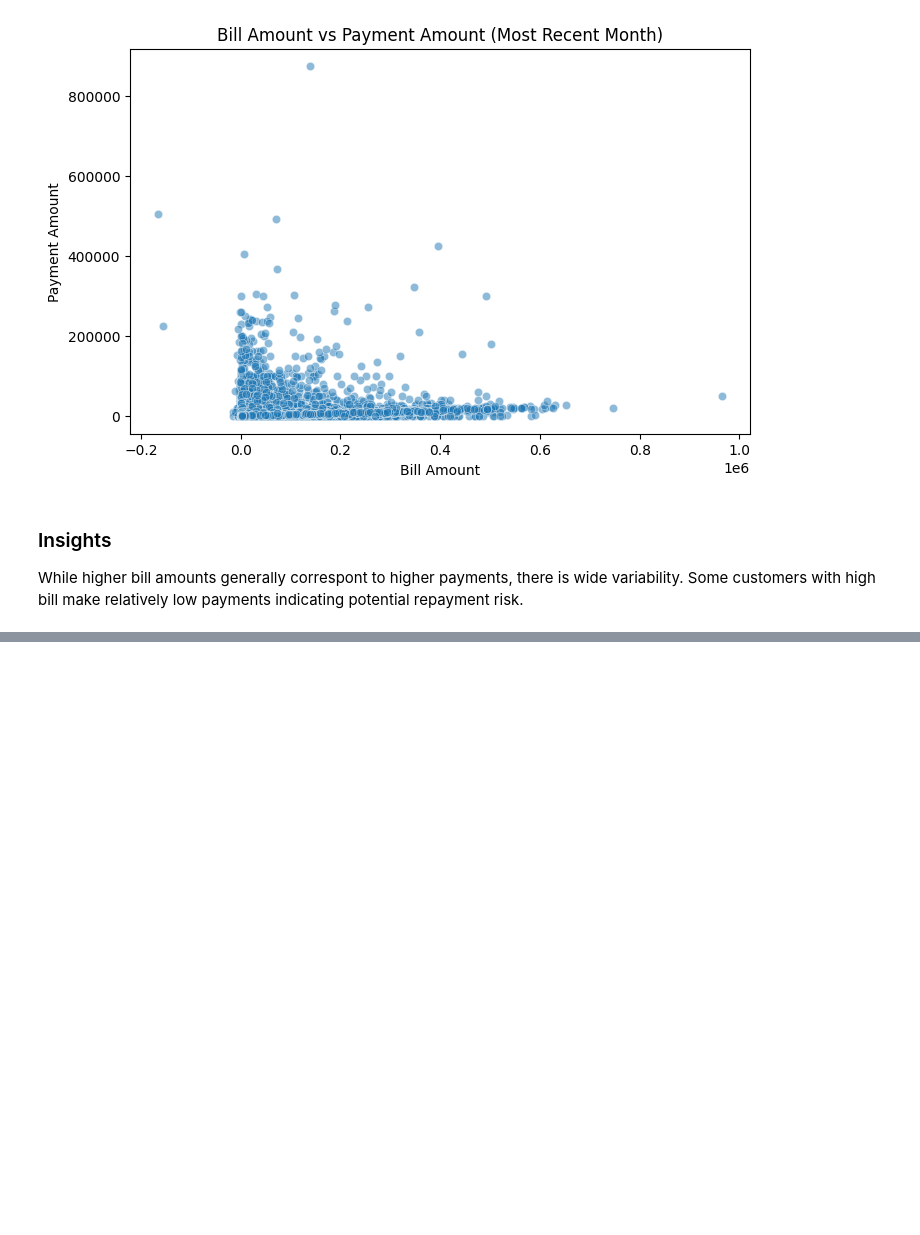
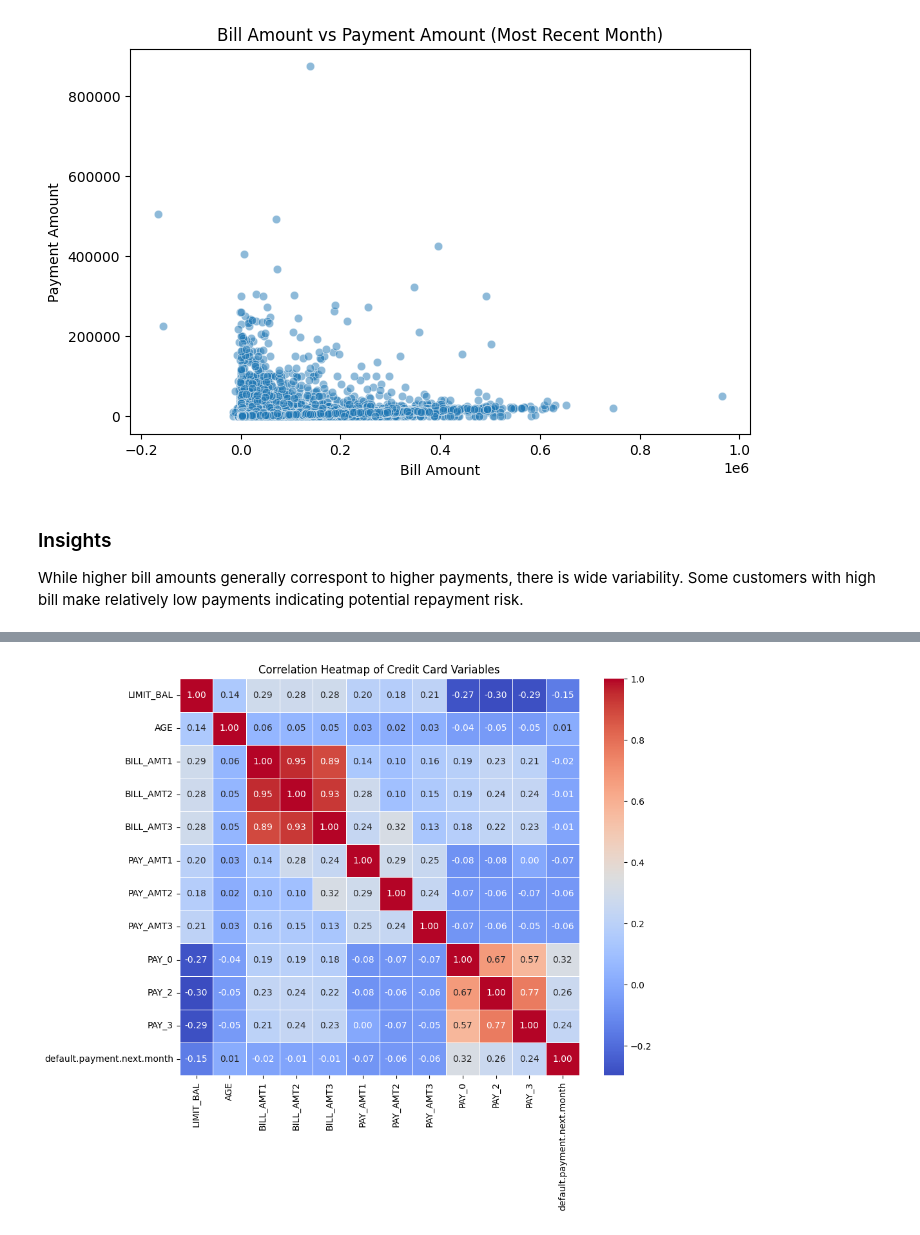
Before and after one commit to ayush2282/finance_credit_eda, a Jupyter notebook: 03_eda_visualization.ipynb, the cells around one changed output, grey strips where cells are left out. Cells and saved outputs as stored; diff of their text form; code cells hidden in the pictures; blank space fills up the shorter version.

```diff
--- a/03_eda_visualization.ipynb
+++ b/03_eda_visualization.ipynb
@@ -167,0 +173,19 @@ While higher bill amounts generally correspont to higher payments, there is wide
+# %%
+numeric_cols = ['LIMIT_BAL','AGE',
+                'BILL_AMT1','BILL_AMT2','BILL_AMT3',
+                'PAY_AMT1','PAY_AMT2','PAY_AMT3',
+                'PAY_0','PAY_2','PAY_3',
+                'default.payment.next.month']
+
+corr_matrix = df[numeric_cols].corr()
+# %%
+plt.figure(figsize=(10,8))
+sns.heatmap(corr_matrix,
+            annot = True,
+            fmt = ".2f",
+            cmap = "coolwarm",
+            linewidths = 0.5)
+plt.title("Correlation Heatmap of Credit Card Variables")
+plt.show()
+# %% [output]
+[figure, added]
```
Also changed, not shown: parts of 2 cells of this notebook.
